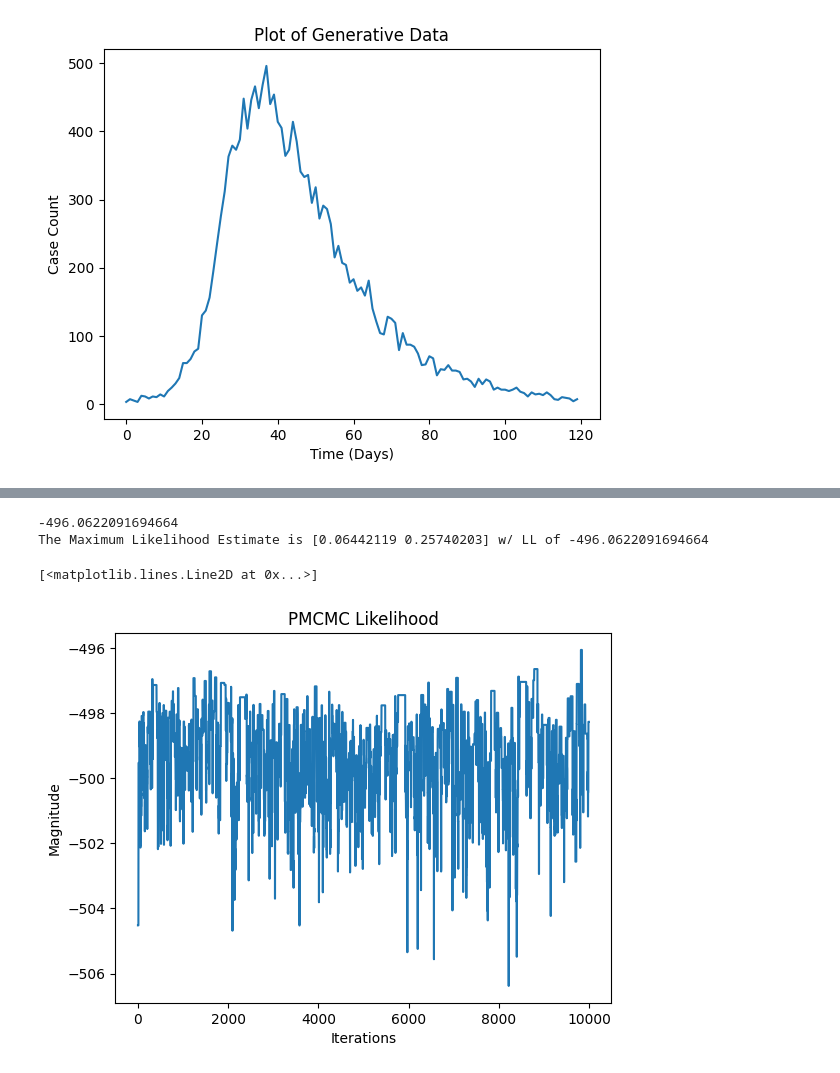
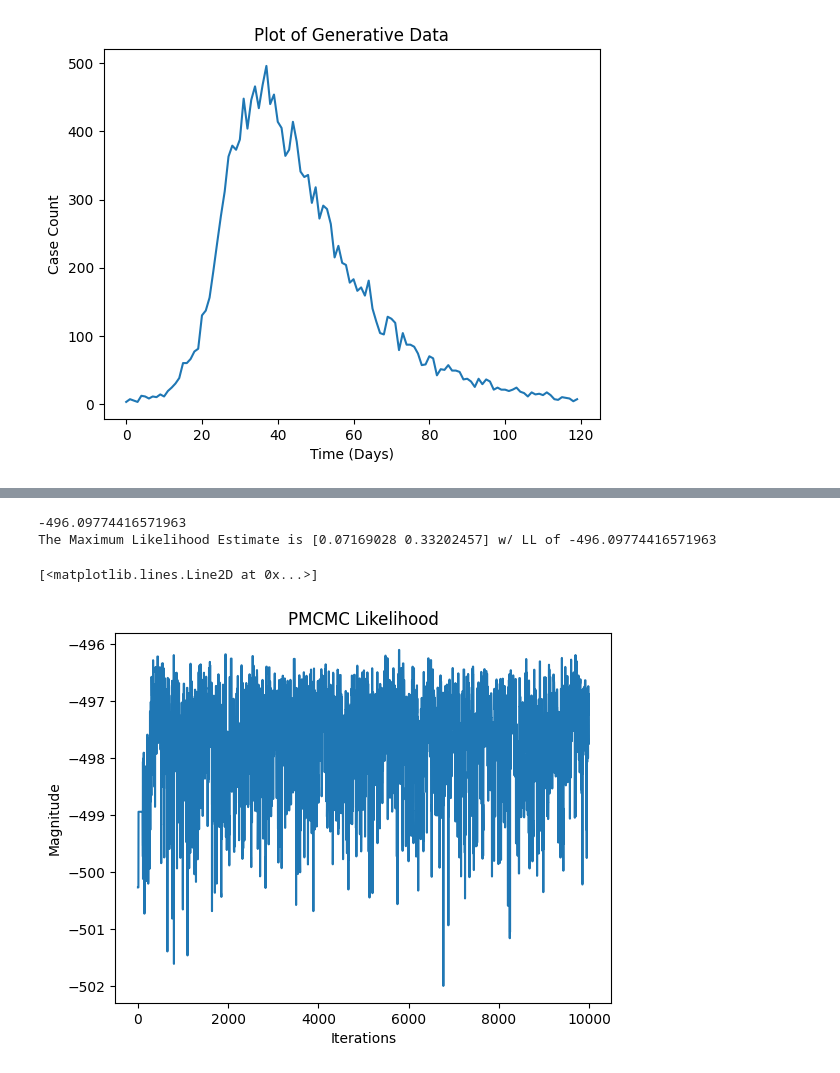
Before and after one commit to Averydx/PMCMC, a Jupyter notebook: examples/pmcmc_seir.ipynb, the cells around one changed output, grey strips where cells are left out. Saved outputs shown, nothing was run; the diff lists cells and outputs as text; code cells hidden in the pictures.

Commit message:
modified:   examples/pmcmc_seir.ipynb 	modified:   particle_filter.py 	modified:   pmcmc.py

```diff
--- a/examples/pmcmc_seir.ipynb
+++ b/examples/pmcmc_seir.ipynb
@@ -203,7 +203,5 @@ Root Mean Squared Error for the Data 148.56407726937508
 # %%
 pmcmc_rng = np.random.default_rng(0)
-
-iterations = 10_000
 
 num_particles = 1000
 
@@ -218,13 +216,28 @@ def uniform_numba_logpdf(theta,min_val,max_val):
 def seir_prior(theta):
     return uniform_numba_logpdf(theta[0],min_val= 1/28.,max_val= 1/7) + uniform_numba_logpdf(theta[1],min_val = 1/15.,max_val = 1/3)
 
-pmcmc_params = {'iterations':1000,'init_params':np.array([0.1,0.1,0.01]),'prior':seir_prior,'init_cov':np.eye(3)}
+pmcmc_params = {'iterations':10_000,
+                'init_params':np.array([0.1,0.1]),
+                'prior':seir_prior,
+                'init_cov':0.05 * np.eye(2),
+                'burn_in':100}
 
-pmcmc_validator(data,pmcmc_params,pf_params,rng,req_jit=False)
+pf_params = {'num_particles':10_000,
+                      'dt':1.,
+                      'model':SEIR_model,
+                      'observation_model':SEIR_Obs,
+                      'model_dim':5,
+                      'particle_initializer':SEIR_init
+                      }
 
-# theta, LL, MLE_Particles,MLE_Observations = PMCMC(
-#                   data = data,
-#                   pmcmc_params,
-#                   pf_params
-#                   )
+t = perf_counter()
+pmcmc_output = particlemcmc(
+                  data = data,
+                  pmcmc_params=pmcmc_params,
+                  pf_params=pf_params,
+                  adaptive=True,
+                  rng = rng,
+                  req_jit=True
+                  )
+print(perf_counter() - t)
 # %% [output]
@@ -232,20 +261,19 @@ functools.partial(<function filter_internal at 0x...>, num_particles=10000, dt=1
 # %%
-burn_in = 1000
+burn_in = 0
 
+MLE = np.argmax(pmcmc_output['Log Likelihood'])
 
-MLE = np.argmax(LL)
+print(pmcmc_output['Log Likelihood'][MLE])
 
-print(LL[MLE])
-
-print(f"The Maximum Likelihood Estimate is {theta[:,MLE]} w/ LL of {LL[MLE]}")
+print(f"The Maximum Likelihood Estimate is {pmcmc_output['accepted_params'][:,MLE]} w/ LL of {pmcmc_output['Log Likelihood'][MLE]}")
 
 plt.title("PMCMC Likelihood")
 plt.ylabel("Magnitude")
 plt.xlabel("Iterations")
-plt.plot(LL)
+plt.plot(pmcmc_output['Log Likelihood'])
 # %% [output]
--496.0622091694664
-The Maximum Likelihood Estimate is [0.06442119 0.25740203] w/ LL of -496.0622091694664
+-496.09774416571963
+The Maximum Likelihood Estimate is [0.07169028 0.33202457] w/ LL of -496.09774416571963
 [<matplotlib.lines.Line2D at 0x...>]
-[figure, old version]
+[figure, new version]
 # %%
```
Also changed, not shown: parts of 11 cells of this notebook, 2 other files.
